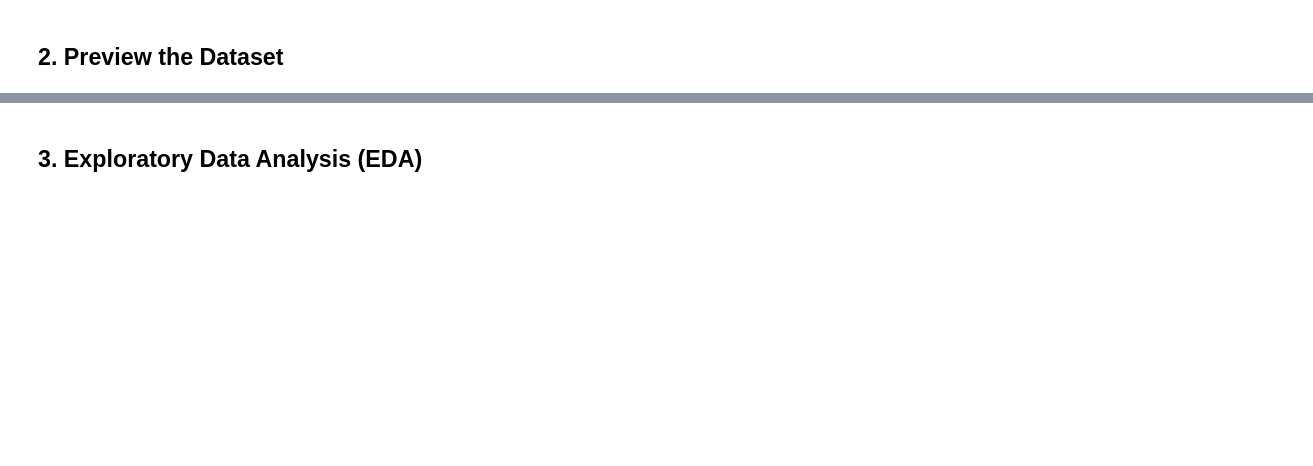
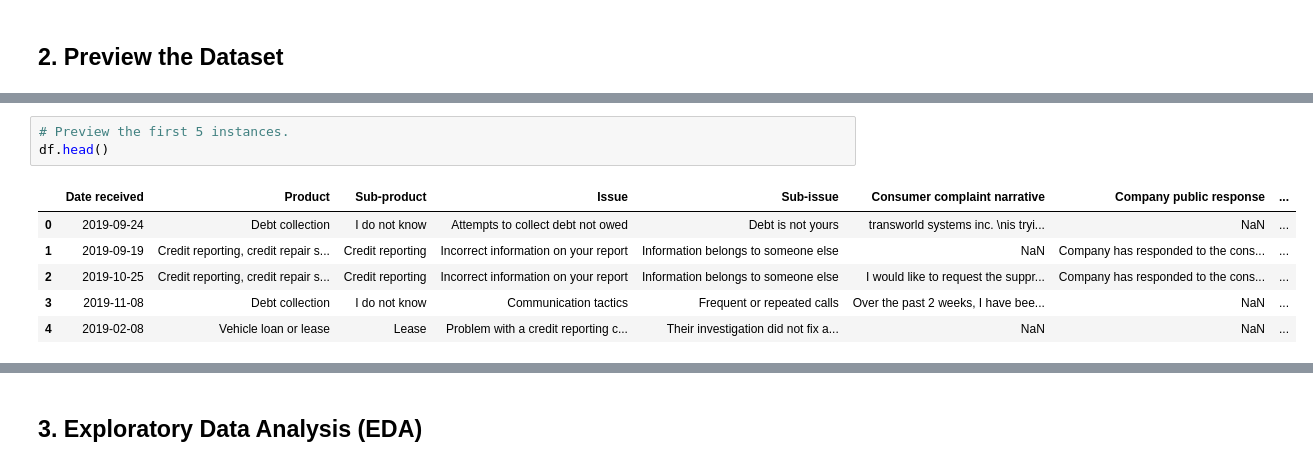
Before and after one commit to weil0819/DS-Pipeline, a Jupyter notebook: Text Classification/Multi-Class Text Classification with Scikit-Learn.ipynb, the cells around one changed output, grey strips where cells are left out. Cells and saved outputs as stored; diff of their text form; blank space fills up the shorter version.

```diff
--- a/Text Classification/Multi-Class Text Classification with Scikit-Learn.ipynb
+++ b/Text Classification/Multi-Class Text Classification with Scikit-Learn.ipynb
@@ -10,0 +61,10 @@ However, the vast majority of text classification articles and tutorials on the
+# %%
+# Preview the first 5 instances.
+df.head()
+# %% [output]
+|  | Date received | Product | Sub-product | Issue | Sub-issue | Consumer complaint narrative | Company public response | ... |
+| 0 | 2019-09-24 | Debt collection | I do not know | Attempts to collect debt not owed | Debt is not yours | transworld systems inc. \nis tryi... | NaN | ... |
+| 1 | 2019-09-19 | Credit reporting, credit repair s... | Credit reporting | Incorrect information on your report | Information belongs to someone else | NaN | Company has responded to the cons... | ... |
+| 2 | 2019-10-25 | Credit reporting, credit repair s... | Credit reporting | Incorrect information on your report | Information belongs to someone else | I would like to request the suppr... | Company has responded to the cons... | ... |
+| 3 | 2019-11-08 | Debt collection | I do not know | Communication tactics | Frequent or repeated calls | Over the past 2 weeks, I have bee... | NaN | ... |
+| 4 | 2019-02-08 | Vehicle loan or lease | Lease | Problem with a credit reporting c... | Their investigation did not fix a... | NaN | NaN | ... |
```
Also changed, not shown: parts of 22 cells of this notebook.
